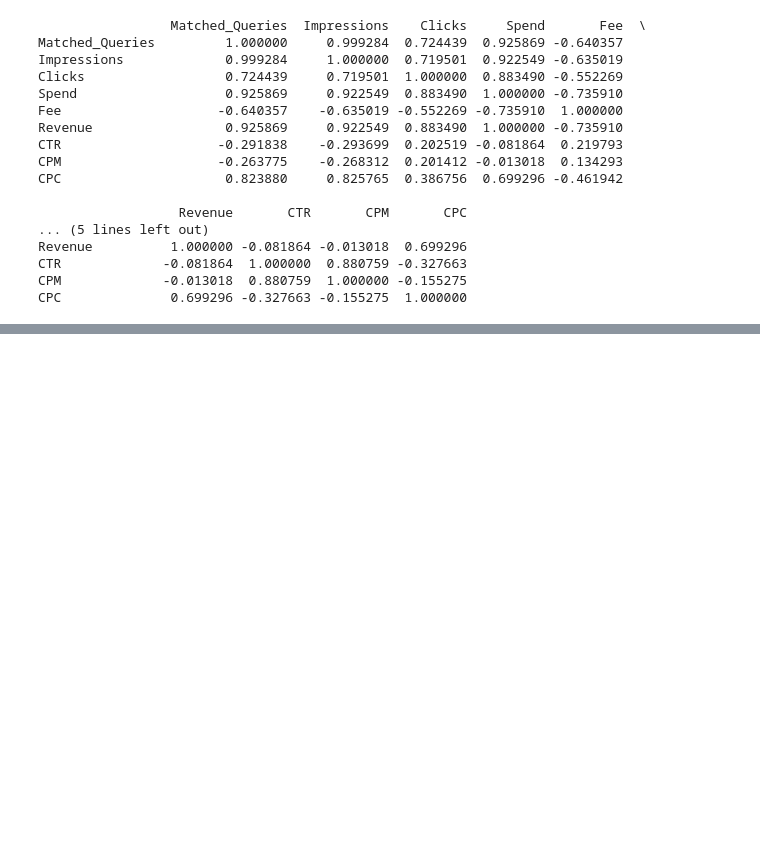
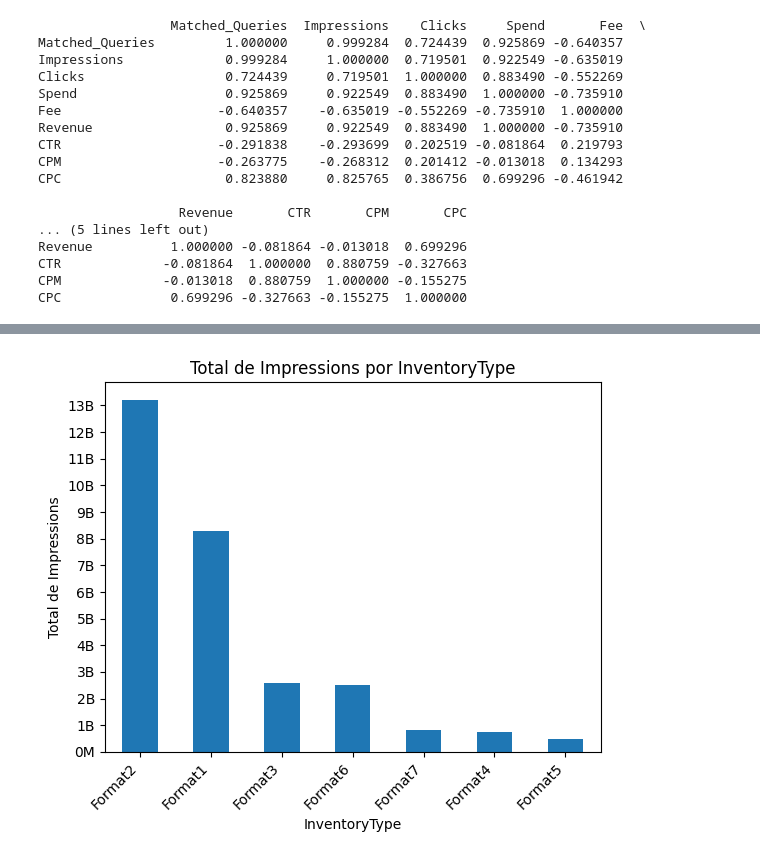
Before and after one commit to Sirius-146/projetoV_ifoodtech, a Jupyter notebook: projeto_ifoodtechV.ipynb, the cells around one changed output, grey strips where cells are left out. Drawn from its saved outputs; the diff is of its cells as text; code cells hidden in the pictures; blank space fills up the shorter version.

```diff
--- a/projeto_ifoodtechV.ipynb
+++ b/projeto_ifoodtechV.ipynb
@@ -466,0 +543,8 @@ CPC              0.699296 -0.327663 -0.155275  1.000000
+# %%
+# Tabela com o total de Impressions por InventoryType
+impressions_por_inventory_type = df_1.groupby('InventoryType')['Impressions'].sum().reset_index()
+
+# Ordena o DataFrame por 'Impressions' do maior para o menor
+impressions_por_inventory_type = impressions_por_inventory_type.sort_values(by='Impressions', ascending=False)
+
+print(impressions_por_inventory_type)
@@ -466,0 +560,16 @@ CPC              0.699296 -0.327663 -0.155275  1.000000
+# %%
+# Criação do gráfico de barras
+ax = impressions_por_inventory_type.plot(kind='bar', x='InventoryType', y='Impressions', legend=False, title='Total de Impressions por InventoryType', xlabel='InventoryType', ylabel='Total de Impressions')
+
+# Formatação dos números para a casa dos bilhões
+ax.get_yaxis().set_major_formatter(plt.FuncFormatter(lambda x, loc: "{:,.0f}B".format(x/1000000000) if x >= 1000000000 else "{:,.0f}M".format(x/1000000)))
+
+# Configuração da escala do eixo y com intervalo de 1
+ax.set_yticks(range(0, int(impressions_por_inventory_type['Impressions'].max()) + 1, 1000000000))
+
+# Inclinação da legenda do eixo x
+plt.xticks(rotation=45, ha='right')
+
+plt.show()
+# %% [output]
+[figure, added]
```
Also changed, not shown: parts of 14 cells of this notebook.
